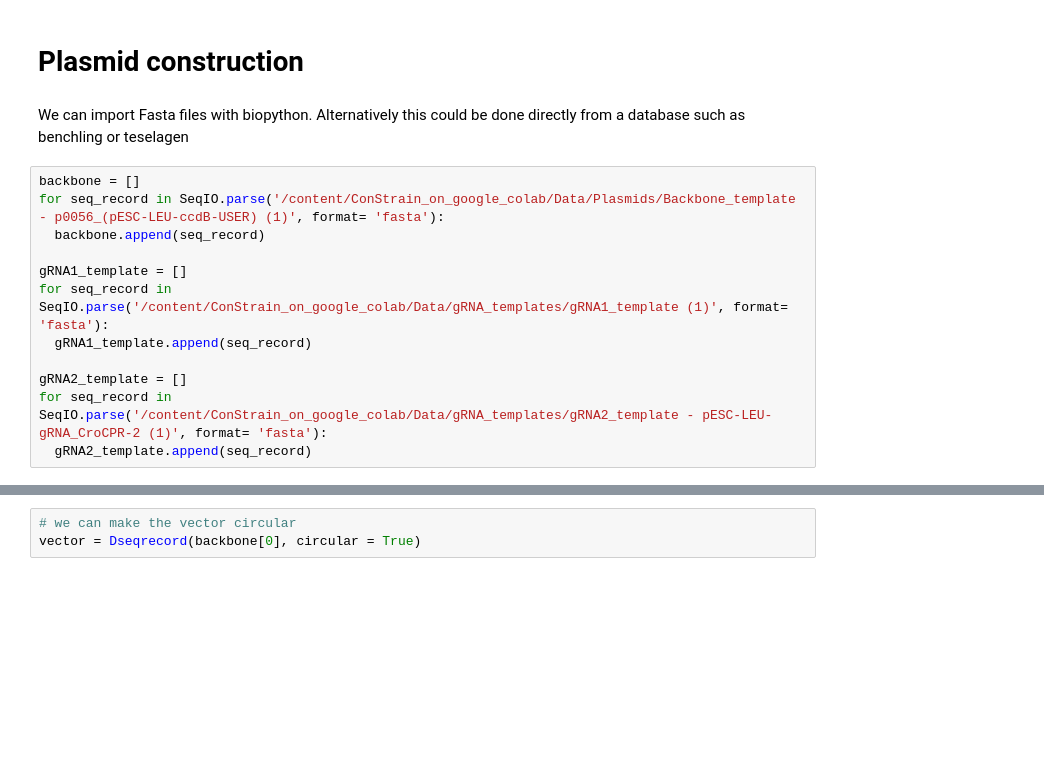
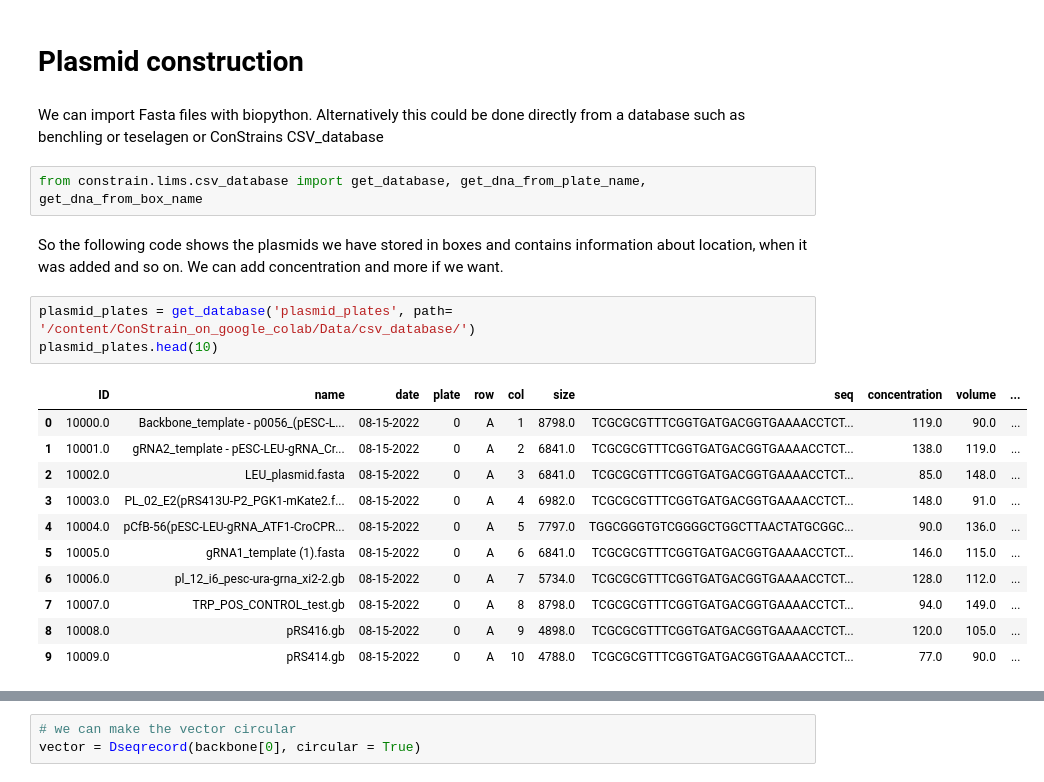
Before and after one commit to hiyama341/ConStrain, a Jupyter notebook: colab_notebooks/03_BUILD_USER_gRNA_plasmid.ipynb, the cells around one changed output, grey strips where cells are left out. Saved outputs shown, nothing was run; the diff lists cells and outputs as text; blank space fills up the shorter version.

```diff
--- a/colab_notebooks/03_BUILD_USER_gRNA_plasmid.ipynb
+++ b/colab_notebooks/03_BUILD_USER_gRNA_plasmid.ipynb
@@ -63,16 +70,23 @@ Image("/content/ConStrain_on_google_colab/pictures/Construct_multiple_gRNA.png",
 # %% [markdown]
 # Plasmid construction
 # %% [markdown]
-We can import Fasta files with biopython. Alternatively this could be done directly from a database such as benchling or teselagen
+We can import Fasta files with biopython. Alternatively this could be done directly from a database such as benchling or teselagen or ConStrains CSV_database
-# %%
-backbone = []
-for seq_record in SeqIO.parse('/content/ConStrain_on_google_colab/Data/Plasmids/Backbone_template - p0056_(pESC-LEU-ccdB-USER) (1)', format= 'fasta'):
-  backbone.append(seq_record)
-
-gRNA1_template = []
-for seq_record in SeqIO.parse('/content/ConStrain_on_google_colab/Data/gRNA_templates/gRNA1_template (1)', format= 'fasta'):
-  gRNA1_template.append(seq_record)
-
-gRNA2_template = []
-for seq_record in SeqIO.parse('/content/ConStrain_on_google_colab/Data/gRNA_templates/gRNA2_template - pESC-LEU-gRNA_CroCPR-2 (1)', format= 'fasta'):
-  gRNA2_template.append(seq_record)
+# %%
+from constrain.lims.csv_database import get_database, get_dna_from_plate_name, get_dna_from_box_name
+# %% [markdown]
+So the following code shows the plasmids we have stored in boxes and contains information about location, when it was added and so on. We can add concentration and more if we want.
+# %%
+plasmid_plates = get_database('plasmid_plates', path= '/content/ConStrain_on_google_colab/Data/csv_database/')
+plasmid_plates.head(10)
+# %% [output]
+|  | ID | name | date | plate | row | col | size | seq | concentration | volume | ... |
+| 0 | 10000.0 | Backbone_template - p0056_(pESC-L... | 08-15-2022 | 0 | A | 1 | 8798.0 | TCGCGCGTTTCGGTGATGACGGTGAAAACCTCT... | 119.0 | 90.0 | ... |
+| 1 | 10001.0 | gRNA2_template - pESC-LEU-gRNA_Cr... | 08-15-2022 | 0 | A | 2 | 6841.0 | TCGCGCGTTTCGGTGATGACGGTGAAAACCTCT... | 138.0 | 119.0 | ... |
+| 2 | 10002.0 | LEU_plasmid.fasta | 08-15-2022 | 0 | A | 3 | 6841.0 | TCGCGCGTTTCGGTGATGACGGTGAAAACCTCT... | 85.0 | 148.0 | ... |
+| 3 | 10003.0 | PL_02_E2(pRS413U-P2_PGK1-mKate2.f... | 08-15-2022 | 0 | A | 4 | 6982.0 | TCGCGCGTTTCGGTGATGACGGTGAAAACCTCT... | 148.0 | 91.0 | ... |
+| 4 | 10004.0 | pCfB-56(pESC-LEU-gRNA_ATF1-CroCPR... | 08-15-2022 | 0 | A | 5 | 7797.0 | TGGCGGGTGTCGGGGCTGGCTTAACTATGCGGC... | 90.0 | 136.0 | ... |
+| 5 | 10005.0 | gRNA1_template (1).fasta | 08-15-2022 | 0 | A | 6 | 6841.0 | TCGCGCGTTTCGGTGATGACGGTGAAAACCTCT... | 146.0 | 115.0 | ... |
+| 6 | 10006.0 | pl_12_i6_pesc-ura-grna_xi2-2.gb | 08-15-2022 | 0 | A | 7 | 5734.0 | TCGCGCGTTTCGGTGATGACGGTGAAAACCTCT... | 128.0 | 112.0 | ... |
+| 7 | 10007.0 | TRP_POS_CONTROL_test.gb | 08-15-2022 | 0 | A | 8 | 8798.0 | TCGCGCGTTTCGGTGATGACGGTGAAAACCTCT... | 94.0 | 149.0 | ... |
+| 8 | 10008.0 | pRS416.gb | 08-15-2022 | 0 | A | 9 | 4898.0 | TCGCGCGTTTCGGTGATGACGGTGAAAACCTCT... | 120.0 | 105.0 | ... |
+| 9 | 10009.0 | pRS414.gb | 08-15-2022 | 0 | A | 10 | 4788.0 | TCGCGCGTTTCGGTGATGACGGTGAAAACCTCT... | 77.0 | 90.0 | ... |
```
Also changed, not shown: parts of 5 cells of this notebook.
